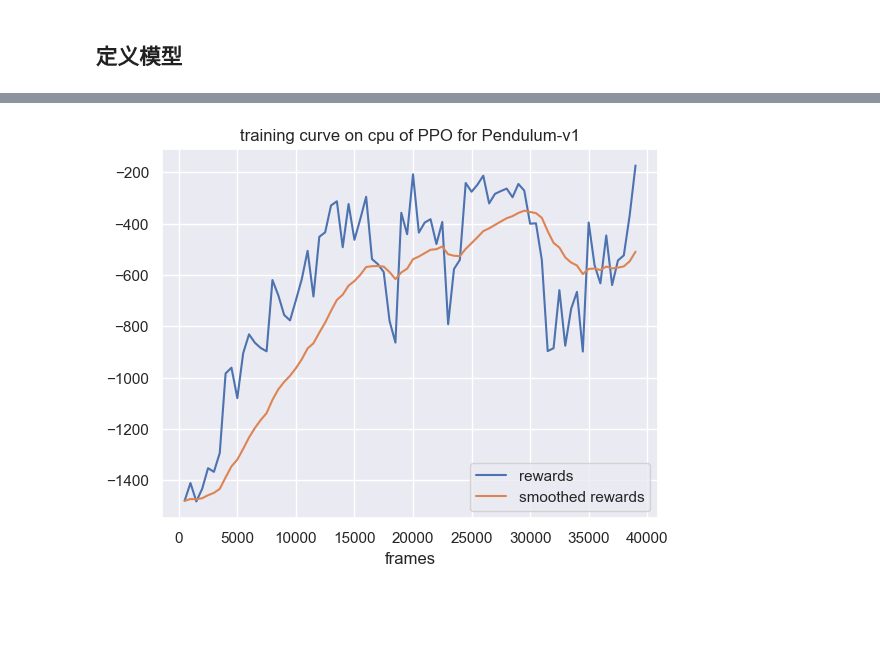
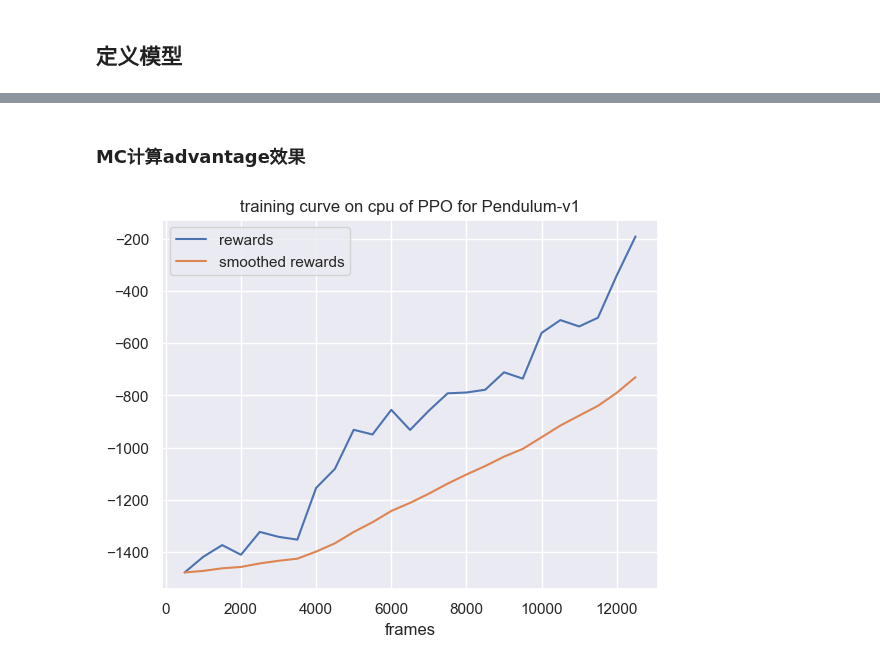
Before and after one commit to datawhalechina/joyrl-book, a Jupyter notebook: notebooks/第12章_PPO_Pendulum-v1.ipynb, the cells around one changed output, grey strips where cells are left out. Cells and saved outputs as stored; diff of their text form; code cells hidden in the pictures; blank space fills up the shorter version.

```diff
--- a/notebooks/第12章_PPO_Pendulum-v1.ipynb
+++ b/notebooks/第12章_PPO_Pendulum-v1.ipynb
@@ -89,6 +89,20 @@ class Policy:
         for _ in range(batch_size // mini_batch_size):
             rand_ids = np.random.randint(0, batch_size, mini_batch_size)
             yield states[rand_ids, :], actions[rand_ids, :], log_probs[rand_ids, :], returns[rand_ids, :], advantage[rand_ids, :]
+    def compute_monte_carlo_advantage(self, rewards, masks, values):
+        returns = []
+        discounted_return = values[-1].detach()
+        for step in reversed(range(len(rewards))):
+            discounted_return = rewards[step] + self.gamma * discounted_return * masks[step]
+            returns.insert(0, discounted_return)
+        normed_returns = []
+        for ret in returns:
+            normed_returns.append((ret - ret.mean()) / (ret.std() + 1e-5))
+
+        # returns = (returns - returns.mean()) / (returns.std() + 1e-5)
+        # advantages = returns - values[:-1]
+        return normed_returns
+
     def compute_gae(self, next_value, rewards, masks, values):
         values = values + [next_value]
         gae = 0
@@ -150,7 +164,7 @@ class Config:
         self.seed = 1
         self.hidden_dim = 256
         self.lr = 3e-4
-        self.n_steps = 100
+        self.n_steps = 200
         self.mini_batch_size = 50
         self.n_epochs = 4
         self.threshold_reward = -200
@@ -169,4 +186,15 @@ policy = Policy(cfg)
+# %% [markdown]
+### MC计算advantage效果
 # %%
+cfg = Config()
+all_seed(cfg.seed)
+env = create_vecenv(cfg.env_name, n_envs = cfg.n_envs)
+test_env = gym.make(cfg.env_name)
+setattr(cfg, "action_space", test_env.action_space)
+setattr(cfg, "state_dim", env.observation_space.shape[0])
+setattr(cfg, "action_dim", env.action_space.shape[0])
+policy = Policy(cfg)
+
 frame_idx  = 0
 test_rewards = []
 test_frames = []
@@ -191,32 +219,33 @@ while frame_idx < cfg.max_frames and not early_stop:
         values.append(value)
         rewards.append(torch.FloatTensor(reward).unsqueeze(1).to(cfg.device))
         masks.append(torch.FloatTensor(1 - truncated).unsqueeze(1).to(cfg.device))
 
         states.append(torch.tensor(state, dtype=torch.float, device=cfg.device))
         actions.append(torch.tensor(action, dtype=torch.float, device=cfg.device))
 
         state = next_state
         frame_idx += 1
         if frame_idx % 500 == 0:
             test_reward = np.mean([evaluate_policy(test_env, policy) for _ in range(10)])
             test_rewards.append(test_reward)
             test_frames.append(frame_idx)
             # print(f"Frame {frame_idx}. Mean reward: {test_reward}")
             plot_rewards(test_frames, test_rewards, device = cfg.device)
             if test_reward > cfg.threshold_reward: early_stop = True
 
     next_state = torch.FloatTensor(next_state).to(cfg.device)
     _, _, next_value = policy.model(next_state)
-    returns = policy.compute_gae(next_value, rewards, masks, values)
+    returns = policy.compute_monte_carlo_advantage(rewards, masks, values)
+    # returns = policy.compute_gae(next_value, rewards, masks, values)
 
     returns   = torch.cat(returns).detach()
     log_probs = torch.cat(log_probs).detach()
     values    = torch.cat(values).detach()
     states    = torch.cat(states)
     actions   = torch.cat(actions)
     advantage = returns - values
     policy.learn(states=states, actions=actions, log_probs=log_probs, returns=returns, advantages=advantage)
 env.close()
 test_env.close()
 # %% [output]
-[figure, old version]
+[figure, new version]
```
Also changed, not shown: parts of 4 cells of this notebook, 1 other file.
